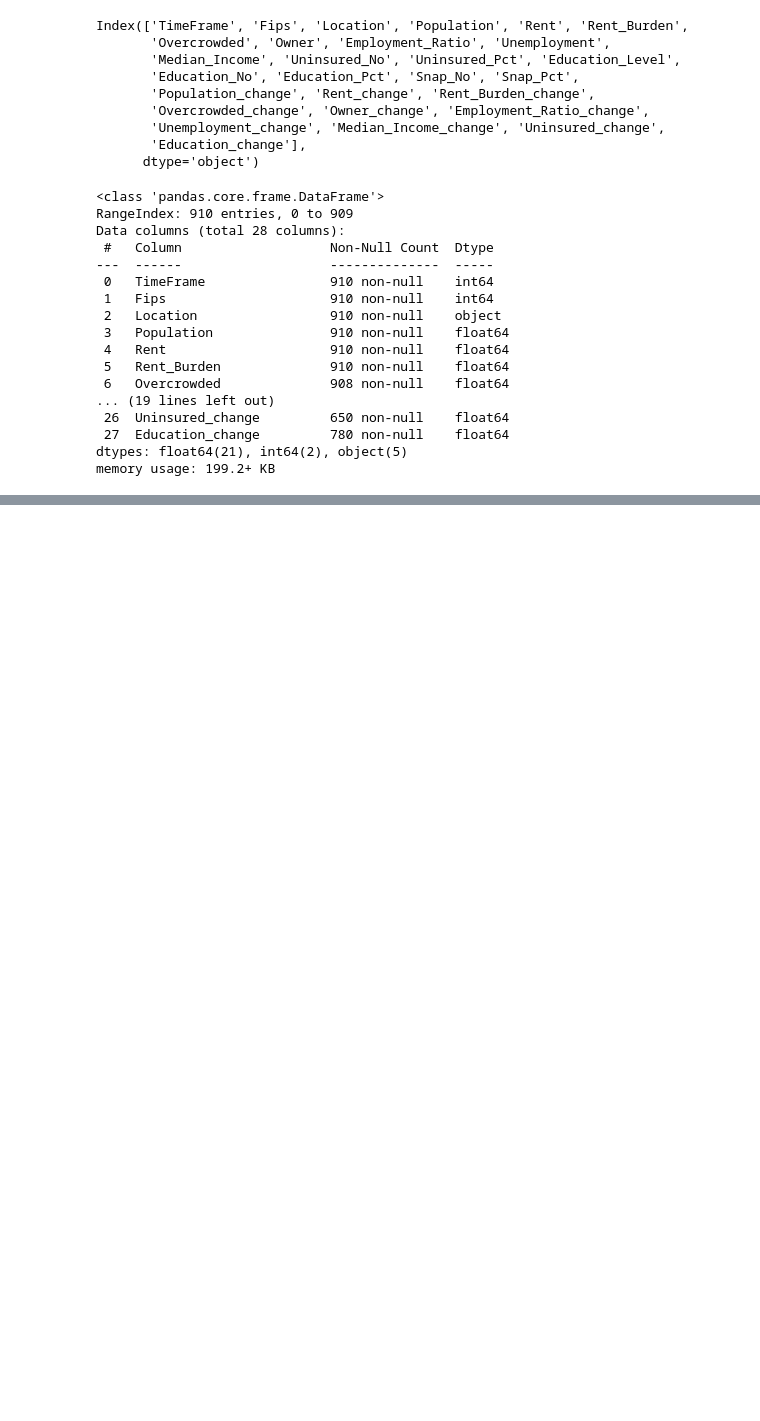
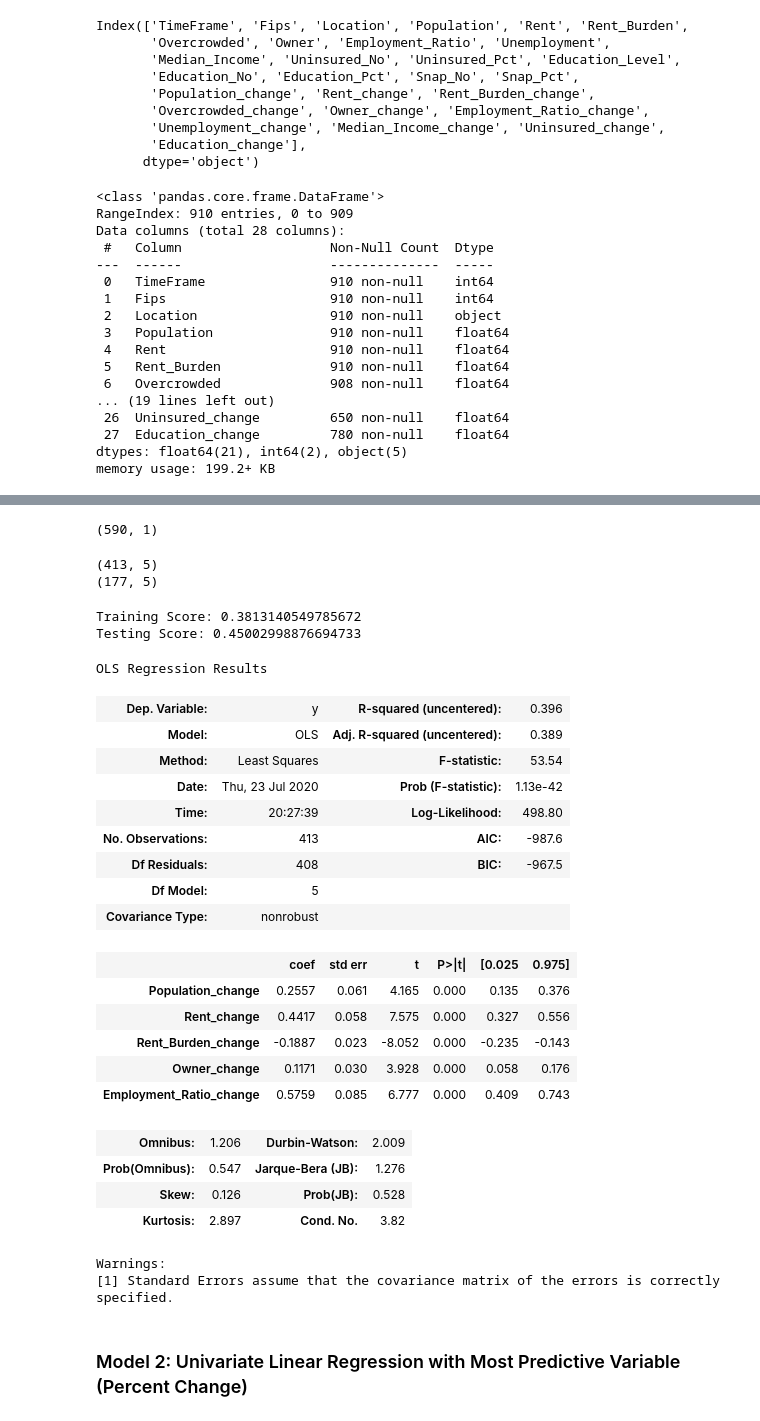
Before and after one commit to aforshee/machinelearning, a Jupyter notebook: Final/Median Income Models.ipynb, the cells around one changed output, grey strips where cells are left out. Drawn from its saved outputs; the diff is of its cells as text; code cells hidden in the pictures; blank space fills up the shorter version.

```diff
--- a/Dev/KM/Regression Models.ipynb
+++ b/Final/Median Income Models.ipynb
@@ -318,0 +324,21 @@ plt.show()
+# %%
+# predictors
+X = df[['Population_change', 'Rent_change', 'Rent_Burden_change',
+        'Owner_change', 'Employment_Ratio_change']]
+
+
+
+# target
+y = df['Median_Income_change'].values.reshape(-1, 1)
+
+y.shape
+# %% [output]
+(590, 1)
+# %%
+X_train, X_test, y_train, y_test = train_test_split(X, y, test_size = 0.3, random_state = 42)
+
+print(X_train.shape)
+print(X_test.shape)
+# %% [output]
+(413, 5)
+(177, 5)
@@ -318,0 +353,40 @@ plt.show()
+# %%
+model_scaled = LinearRegression()
+model_scaled.fit(X_train_scaled, y_train_scaled)
+
+training_score_scaled = model_scaled.score(X_train_scaled, y_train_scaled)
+testing_score_scaled = model_scaled.score(X_test_scaled, y_test_scaled)
+
+print(f"Training Score: {training_score_scaled}")
+print(f"Testing Score: {testing_score_scaled}")
+# %% [output]
+Training Score: 0.3813140549785672
+Testing Score: 0.45002998876694733
+# %%
+# Model evaluation
+sm.OLS(y_train, X_train).fit().summary()
+# %% [output]
+OLS Regression Results
+| Dep. Variable: | y | R-squared (uncentered): | 0.396 |
+| Model: | OLS | Adj. R-squared (uncentered): | 0.389 |
+| Method: | Least Squares | F-statistic: | 53.54 |
+| Date: | Thu, 23 Jul 2020 | Prob (F-statistic): | 1.13e-42 |
+| Time: | 20:27:39 | Log-Likelihood: | 498.80 |
+| No. Observations: | 413 | AIC: | -987.6 |
+| Df Residuals: | 408 | BIC: | -967.5 |
+| Df Model: | 5 |  |  |
+| Covariance Type: | nonrobust |  |  |
+|  | coef | std err | t | P>|t| | [0.025 | 0.975] |
+| Population_change | 0.2557 | 0.061 | 4.165 | 0.000 | 0.135 | 0.376 |
+| Rent_change | 0.4417 | 0.058 | 7.575 | 0.000 | 0.327 | 0.556 |
+| Rent_Burden_change | -0.1887 | 0.023 | -8.052 | 0.000 | -0.235 | -0.143 |
+| Owner_change | 0.1171 | 0.030 | 3.928 | 0.000 | 0.058 | 0.176 |
+| Employment_Ratio_change | 0.5759 | 0.085 | 6.777 | 0.000 | 0.409 | 0.743 |
+| Omnibus: | 1.206 | Durbin-Watson: | 2.009 |
+| Prob(Omnibus): | 0.547 | Jarque-Bera (JB): | 1.276 |
+| Skew: | 0.126 | Prob(JB): | 0.528 |
+| Kurtosis: | 2.897 | Cond. No. | 3.82 |
+Warnings:
+[1] Standard Errors assume that the covariance matrix of the errors is correctly specified.
+# %% [markdown]
+### Model 2: Univariate Linear Regression with Most Predictive Variable (Percent Change)
```
Also changed, not shown: parts of 25 cells of this notebook, 2 other files.
